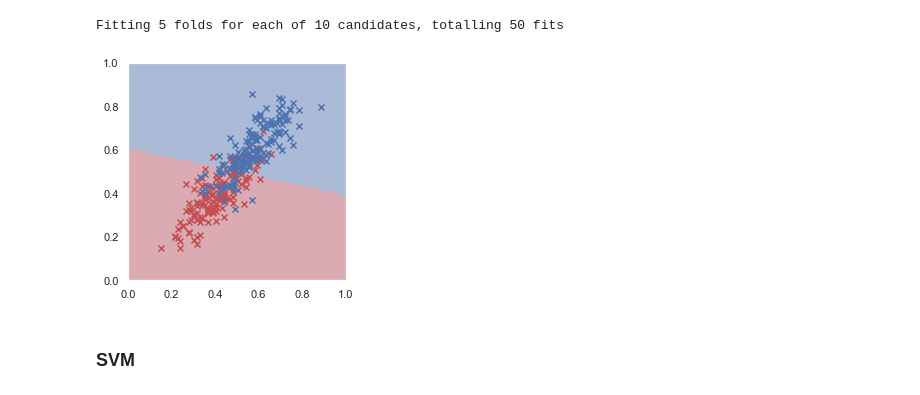
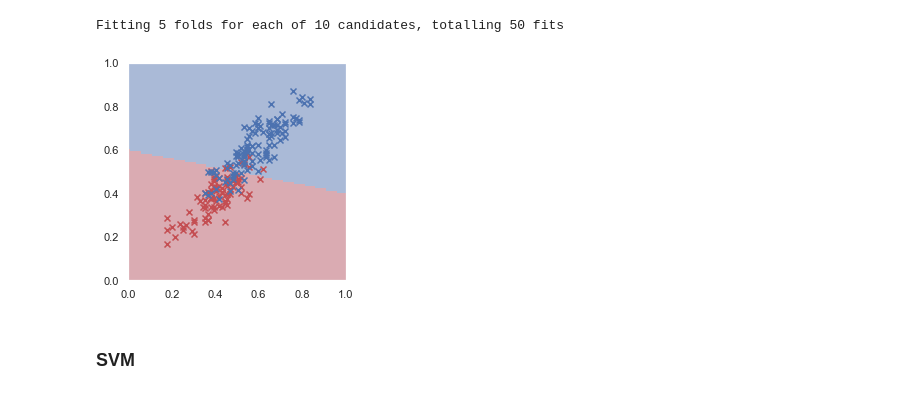
Before and after one commit to rmanaem/esports-prediction, a Jupyter notebook: src/training.ipynb, the cells around one changed output. Saved outputs shown, nothing was run; the diff lists cells and outputs as text; code cells hidden in the pictures.

```diff
--- a/src/training.ipynb
+++ b/src/training.ipynb
@@ -194,10 +194,10 @@ lr = rand_param_search(X_trn, y_trn, lr, param_grid, n_jobs=-1)
 # %% [output]
 Fitting 5 folds for each of 10 candidates, totalling 50 fits
 # %%
-plot_data(X_trn[index], y_trn[index])
+plot_data(X_trn[indices], y_trn[indices])
 plot_rf_prediction(lr.best_estimator_)
 # %% [output]
-[figure, old version]
+[figure, new version]
 # %% [markdown]
 ### SVM
 # %%
```
Also changed, not shown: parts of 23 cells of this notebook.
